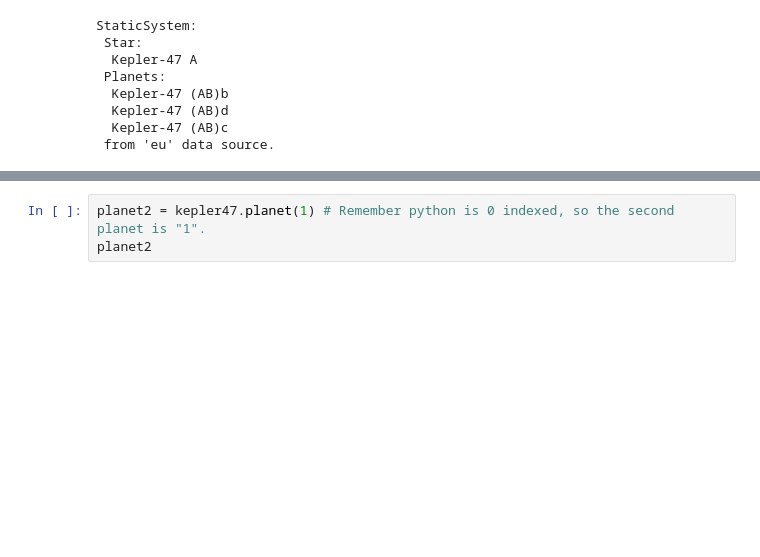
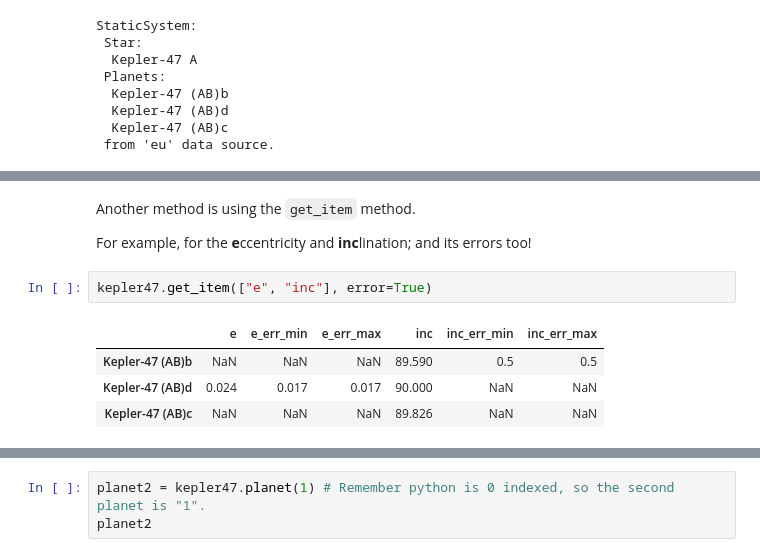
Before and after one commit to Gianuzzi/ResoKit, a Jupyter notebook: docs/source/tutorials/tutorial.ipynb, the cells around one changed output, grey strips where cells are left out. Cells and saved outputs as stored; diff of their text form; blank space fills up the shorter version.

```diff
--- a/docs/source/tutorials/tutorial.ipynb
+++ b/docs/source/tutorials/tutorial.ipynb
@@ -71,0 +91,11 @@ For example, if we want to retrieve the 2nd planet (sorted by period), we simply
+# %% [markdown]
+Another method is using the `get_item` method.
+
+For example, for the **e**ccentricity and **inc**lination; and its errors too!
+# %%
+kepler47.get_item(["e", "inc"], error=True)
+# %% [output]
+|  | e | e_err_min | e_err_max | inc | inc_err_min | inc_err_max |
+| Kepler-47 (AB)b | NaN | NaN | NaN | 89.590 | 0.5 | 0.5 |
+| Kepler-47 (AB)d | 0.024 | 0.017 | 0.017 | 90.000 | NaN | NaN |
+| Kepler-47 (AB)c | NaN | NaN | NaN | 89.826 | NaN | NaN |
```
Also changed, not shown: parts of 14 cells of this notebook.
